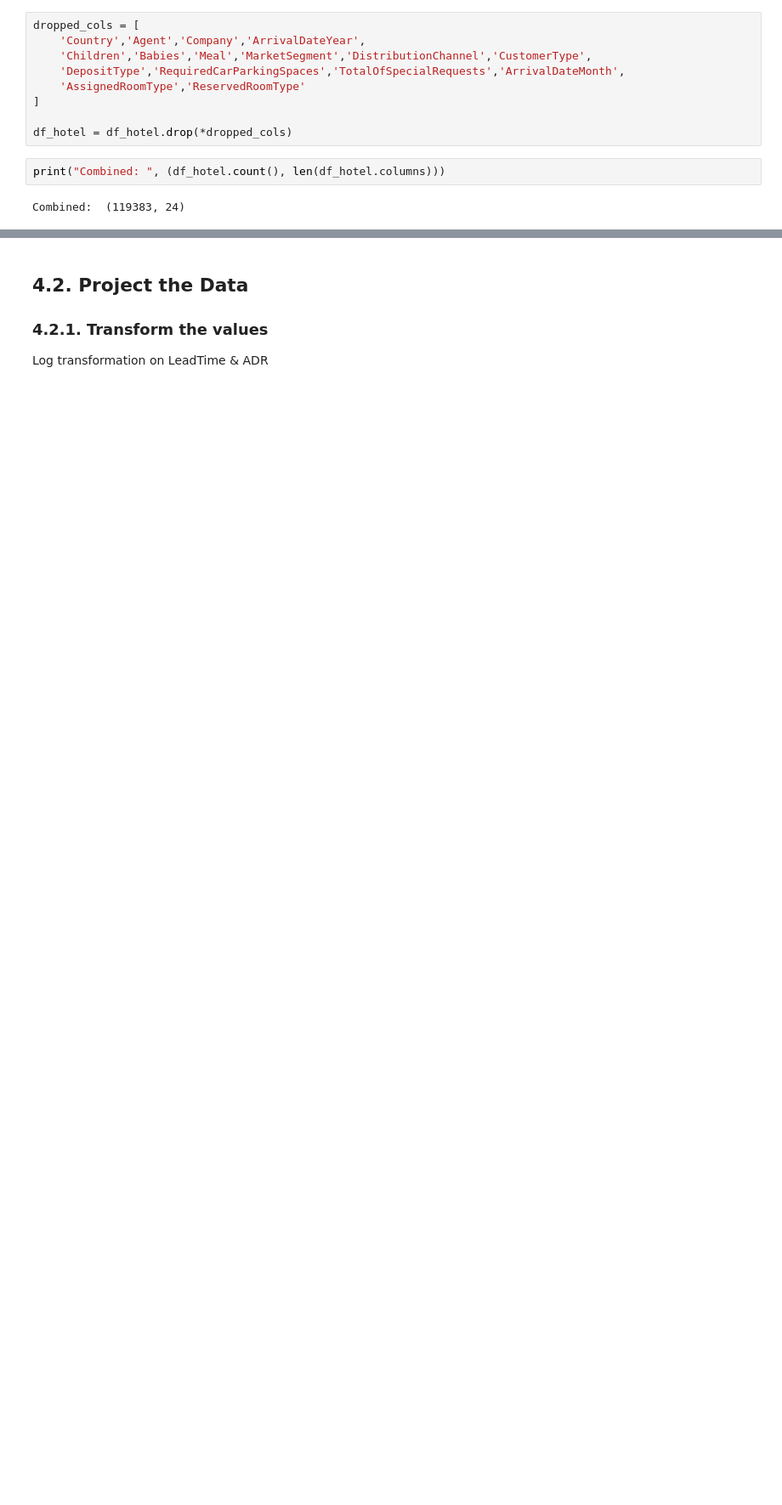
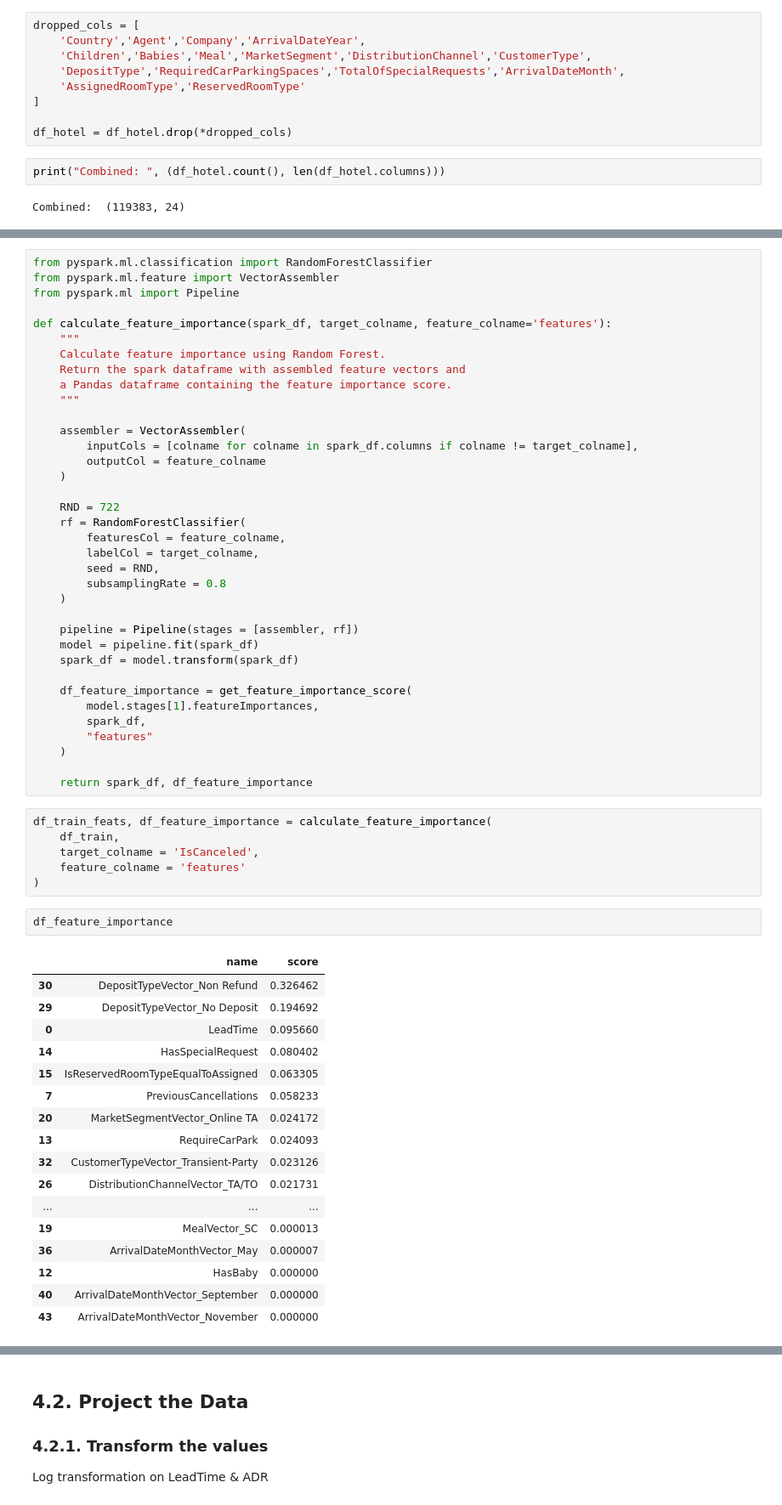
Before and after one commit to elvyna/hotel-booking-cancellation, a Jupyter notebook: 1-data-preparation-data-transformation.ipynb, the cells around one changed output, grey strips where cells are left out. Shown at 85% size. Drawn from its saved outputs; the diff is of its cells as text; blank space fills up the shorter version.

```diff
--- a/1-data-preparation-data-transformation.ipynb
+++ b/1-data-preparation-data-transformation.ipynb
@@ -472,0 +461,62 @@ Index(['LeadTime', 'ArrivalDateWeekNumber', 'ArrivalDateDayOfMonth',
+# %%
+from pyspark.ml.classification import RandomForestClassifier
+from pyspark.ml.feature import VectorAssembler
+from pyspark.ml import Pipeline
+
+def calculate_feature_importance(spark_df, target_colname, feature_colname='features'):
+    """
+    Calculate feature importance using Random Forest.
+    Return the spark dataframe with assembled feature vectors and
+    a Pandas dataframe containing the feature importance score.
+    """
+
+    assembler = VectorAssembler(
+        inputCols = [colname for colname in spark_df.columns if colname != target_colname],
+        outputCol = feature_colname
+    )
+
+    RND = 722
+    rf = RandomForestClassifier(
+        featuresCol = feature_colname,
+        labelCol = target_colname,
+        seed = RND,
+        subsamplingRate = 0.8
+    )
+
+    pipeline = Pipeline(stages = [assembler, rf])
+    model = pipeline.fit(spark_df)
+    spark_df = model.transform(spark_df)
+
+    df_feature_importance = get_feature_importance_score(
+        model.stages[1].featureImportances,
+        spark_df,
+        "features"
+    )
+
+    return spark_df, df_feature_importance
+# %%
+df_train_feats, df_feature_importance = calculate_feature_importance(
+    df_train,
+    target_colname = 'IsCanceled',
+    feature_colname = 'features'
+)
+# %%
+df_feature_importance
+# %% [output]
+|  | name | score |
+| 30 | DepositTypeVector_Non Refund | 0.326462 |
+| 29 | DepositTypeVector_No Deposit | 0.194692 |
+| 0 | LeadTime | 0.095660 |
+| 14 | HasSpecialRequest | 0.080402 |
+| 15 | IsReservedRoomTypeEqualToAssigned | 0.063305 |
+| 7 | PreviousCancellations | 0.058233 |
+| 20 | MarketSegmentVector_Online TA | 0.024172 |
+| 13 | RequireCarPark | 0.024093 |
+| 32 | CustomerTypeVector_Transient-Party | 0.023126 |
+| 26 | DistributionChannelVector_TA/TO | 0.021731 |
+| ... | ... | ... |
+| 19 | MealVector_SC | 0.000013 |
+| 36 | ArrivalDateMonthVector_May | 0.000007 |
+| 12 | HasBaby | 0.000000 |
+| 40 | ArrivalDateMonthVector_September | 0.000000 |
+| 43 | ArrivalDateMonthVector_November | 0.000000 |
```
Also changed, not shown: parts of 20 cells of this notebook.
